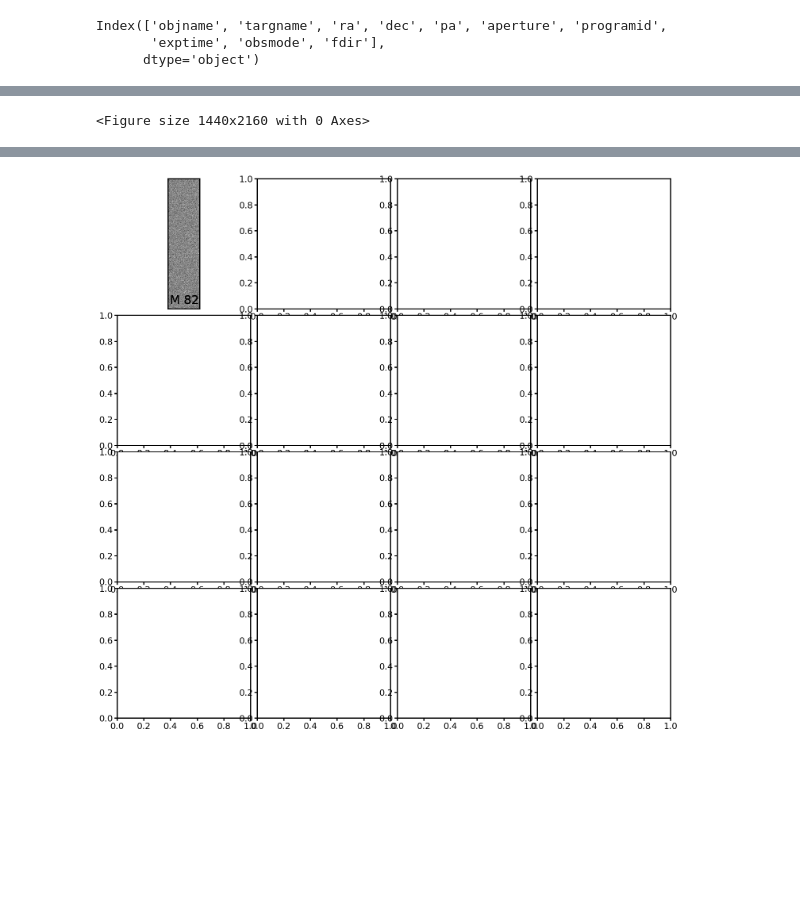
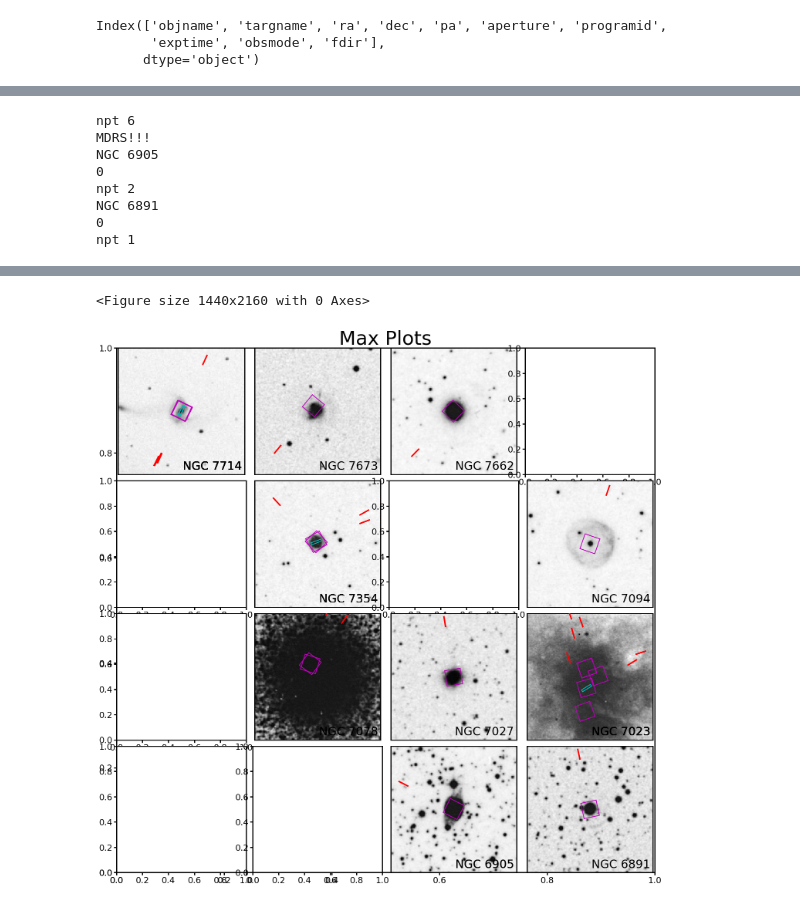
Before and after one commit to Jimbo-Coder/Fuse, a Jupyter notebook: Working adap_prep_2022_for_rizzo .ipynb, the cells around one changed output, grey strips where cells are left out. Saved outputs shown, nothing was run; the diff lists cells and outputs as text; code cells hidden in the pictures; blank space fills up the shorter version.

```diff
--- a/Working adap_prep_2022_for_rizzo .ipynb
+++ b/Working adap_prep_2022_for_rizzo .ipynb
@@ -469,0 +739,18 @@ C:\Users\maxri\Desktop\Classes 4-1\Research\fuse\images_red\fu01_148.969690000_6
+# %%
+
+i=5
+
+objname=objnames[i]
+print(objname)
+sdf=df.loc[df['objname']==objname,:]
+sdf.index=np.arange(len(sdf))
+ra0, dec0=sdf.loc[0,'ra'], sdf.loc[0,'dec']
+#     print(ra0, dec0)
+c = SkyCoord(ra0, dec0, frame='icrs', unit='deg')
+cond=np.array(file_sc.separation(c))<minsep
+match_df=fdf[cond]
+match_df.index=np.arange(np.sum(cond))
+print(match_df.loc[fidx[i],'file_path'][0:44] + match_df.loc[fidx[i],'file_path'][61:])
+#fits_file=match_df.loc[fidx[i],'file_path']
+fits_file=match_df.loc[fidx[i],'file_path'][0:44] + match_df.loc[fidx[i],'file_path'][61]
+print(fidx[i])
@@ -476,6 +767,7 @@ wrs=np.array([1.8, 0.2, 1.2, 0.05])
 hrs=np.array([1])
 fig = plt.figure(figsize=(20, 30))
 fig = plt.figure(figsize=(25, 25))
+plt.title("Max Plots",fontdict={'fontsize': 50})
 ncol=4
 nrow=4
 gs1 = gridspec.GridSpec(nrow, ncol, figure=fig,
@@ -489,17 +781,42 @@ for i in range(len(pidxs)):
     axs.append(ax)
 
 
-fidx=[0,0,0,0,0,
-      0,0,1,0,0,
+fidx=[0,0,0,1,0,
+      0,0,0,0,0,
       0,0,0,0,0,
       0,0,0,0
      ]
 
+# fidx=[1,0,0,0,0,
+#       0,0,1,0,0,
+#       0,0,0,0,0,
+#       0,0,0,0
+#      ]
+
+# fidx=[1,0,0,0,0,
+#       0,0,1,0,0,
+#       1,0,0,1,0,
+#       0,0,0,0
+#      ]                 #Working for RED
+
+# fidx=[1,1,1,1,1,
+#       1,1,1,1,1,
+#       1,1,1,1,1,
+#       1,1,1,1
+#      ]
+
+# cut_widths=np.array([
+#     350,300,400,400,
+#     400,400,1400,1600,
+#     600,1600,300,250,
+#     250,250,500,400,
+# ])/3600*2           # Working for RED
+
 cut_widths=np.array([
-    350,300,400,400,
-    400,400,1400,1600,
-    600,1600,300,250,
-    250,250,500,400,
+    240,240,240,240,
+    240,240,240,240,
+    240,240,240,240,
+    240,240,240,240,
 ])/3600*2
 
 
@@ -522,7 +839,12 @@ decoffs=np.array(
 minsep=0.5
 file_sc=SkyCoord(fdf.ra, fdf.dec, frame='icrs', unit='deg')
 for i in range(len(objnames)):
+
 # for i in range(8):
+
+    if i == 3 or i == 4 or i == 6 or i == 8 or i == 12 or i == 13:
+        continue
+
     ax=axs[i]
     objname=objnames[i]
     print(objname)
@@ -536,7 +858,7 @@ for i in range(len(objnames)):
     match_df.index=np.arange(np.sum(cond))
     # print(match_df.loc[fidx[i],'file_path'][0:44] + match_df.loc[fidx[i],'file_path'][60:])
     #fits_file=match_df.loc[fidx[i],'file_path']
-    fits_file=match_df.loc[fidx[i],'file_path'][0:44] + match_df.loc[fidx[i],'file_path'][60:]
+    fits_file=match_df.loc[fidx[i],'file_path'][0:44] + match_df.loc[fidx[i],'file_path'][61:] #61forblue,60forred
     print(fidx[i])
     hdu=fits.open(os.path.normpath(fits_file))
     hdr=hdu[0].header
@@ -659,6 +981,7 @@ fig.subplots_adjust(wspace=csp, hspace=csp)
 # aa=cc.separation(c)
 # np.array(Angle(aa, unit=u.deg))<0.5
 match_df
+
 fname='adap_target_pointings2022.pdf'
-fig.savefig(fname,dpi=256, bbox_inches='tight')
+#fig.savefig(fname,dpi=256, bbox_inches='tight')
 # %% [output]
@@ -669 +1013,8 @@ WARNING: FITSFixedWarning: 'datfix' made the change 'Set MJD-OBS to 35132.420139
-<Figure size 1440x2160 with 0 Axes>
+npt 6
+MDRS!!!
+NGC 6905
+0
+npt 2
+NGC 6891
+0
+npt 1
@@ -670,4 +1023,5 @@ WARNING: FITSFixedWarning: 'datfix' made the change 'Set MJD-OBS to 35132.420139
+<Figure size 1440x2160 with 0 Axes>
-[figure, old version]
+[figure, new version]
 # %%
 fdf.ra
 # %%
```
Also changed, not shown: parts of 16 cells of this notebook, 3 other files.
